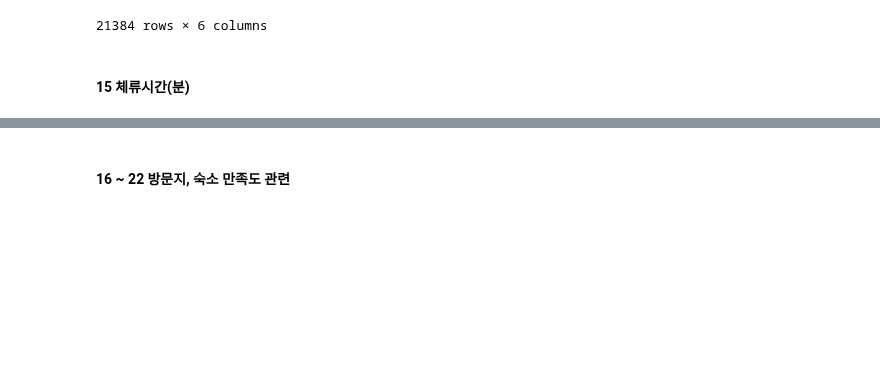
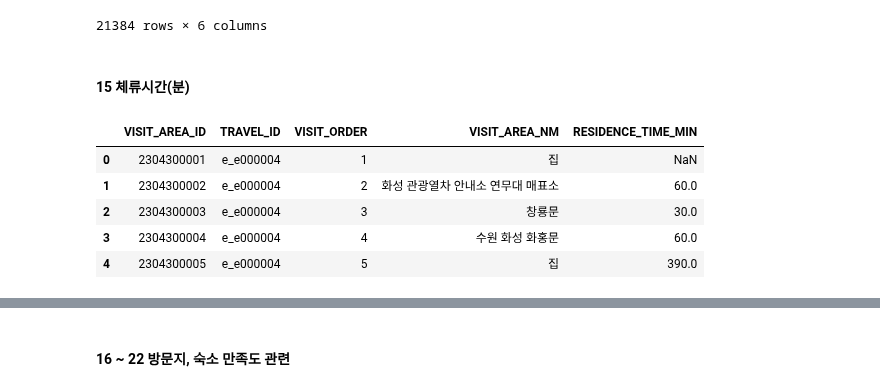
Before and after one commit to SKNetworks-AI19-250818/SKN19-mini-1Team, a Jupyter notebook: preprocessing/방문지데이터확인.ipynb, the cells around one changed output, grey strips where cells are left out. Saved outputs shown, nothing was run; the diff lists cells and outputs as text; code cells hidden in the pictures; blank space fills up the shorter version.

```diff
--- a/preprocessing/방문지데이터확인.ipynb
+++ b/preprocessing/방문지데이터확인.ipynb
@@ -179,0 +178,13 @@ temp
+# %%
+temp = visit_info[['VISIT_AREA_ID', 'TRAVEL_ID', 'VISIT_ORDER', 'VISIT_AREA_NM', 'RESIDENCE_TIME_MIN']]
+
+travel_id = 'e_e000004'
+temp = temp[temp['TRAVEL_ID']==travel_id]
+temp
+# %% [output]
+|  | VISIT_AREA_ID | TRAVEL_ID | VISIT_ORDER | VISIT_AREA_NM | RESIDENCE_TIME_MIN |
+| 0 | 2304300001 | e_e000004 | 1 | 집 | NaN |
+| 1 | 2304300002 | e_e000004 | 2 | 화성 관광열차 안내소 연무대 매표소 | 60.0 |
+| 2 | 2304300003 | e_e000004 | 3 | 창룡문 | 30.0 |
+| 3 | 2304300004 | e_e000004 | 4 | 수원 화성 화홍문 | 60.0 |
+| 4 | 2304300005 | e_e000004 | 5 | 집 | 390.0 |
```
Also changed, not shown: parts of 12 cells of this notebook.
